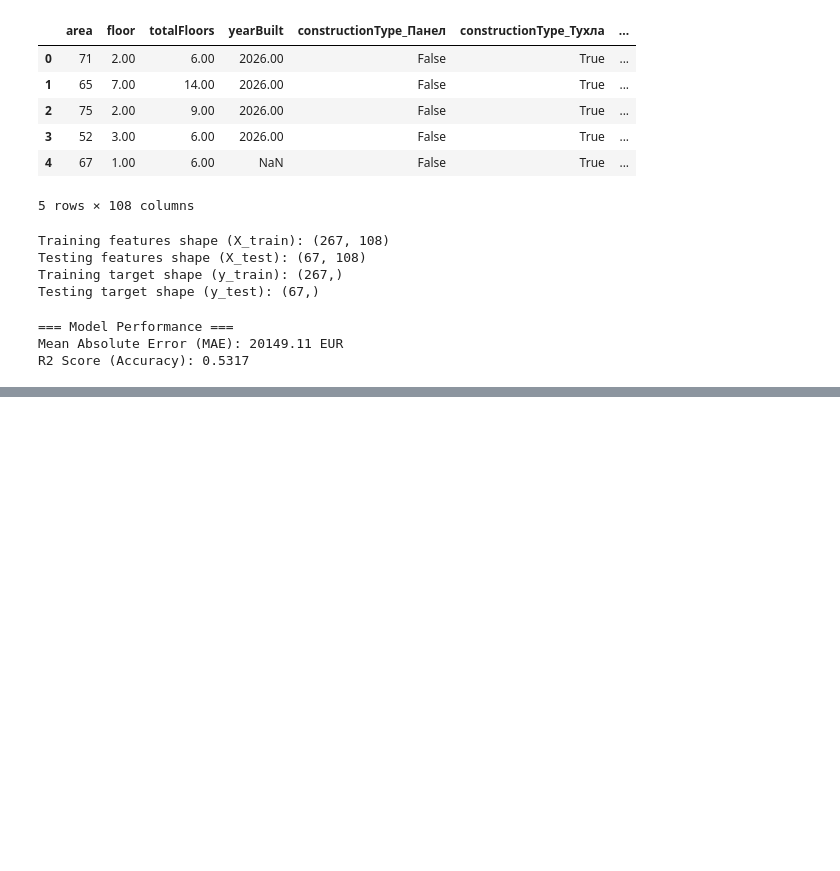
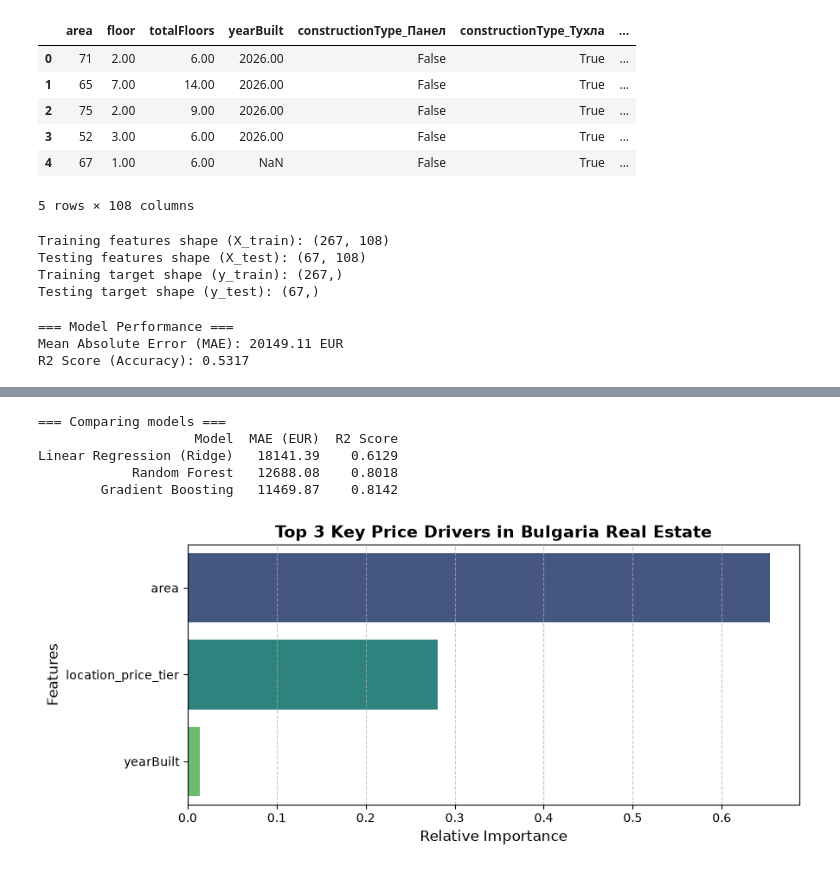
Before and after one commit to Vasil1411/bulgarian-real-estate-analysis, a Jupyter notebook: Property.ipynb, the cells around one changed output, grey strips where cells are left out. Saved outputs shown, nothing was run; the diff lists cells and outputs as text; code cells hidden in the pictures; blank space fills up the shorter version.

Commit message:
Add trained Gradient Boosting model, imputer, requirements.txt, and finalize portfolio project

```diff
--- a/Property.ipynb
+++ b/Property.ipynb
@@ -402,0 +478,40 @@ R2 Score (Accuracy): 0.5317
+# %%
+from sklearn.ensemble import RandomForestRegressor, GradientBoostingRegressor
+from sklearn.linear_model import Ridge
+from sklearn.metrics import mean_absolute_error, r2_score
+import pandas as pd
+
+# Речник с моделите, които ще тестваме
+models = {
+    "Linear Regression (Ridge)": Ridge(alpha=1.0),
+    "Random Forest": RandomForestRegressor(random_state=42),
+    "Gradient Boosting": GradientBoostingRegressor(random_state=42)
+}
+
+model_results = []
+
+for name, model in models.items():
+    # Обучение
+    model.fit(X_train, y_train)
+
+    # Предсказание и оценка
+    y_pred = model.predict(X_test)
+    mae = mean_absolute_error(y_test, y_pred)
+    r2 = r2_score(y_test, y_pred)
+
+    model_results.append({
+        "Model": name,
+        "MAE (EUR)": round(mae, 2),
+        "R2 Score": round(r2, 4)
+    })
+
+# Превръщаме резултатите в красива таблица
+comparison_df = pd.DataFrame(model_results)
+print("=== Comparing models ===")
+print(comparison_df.to_string(index=False))
+# %% [output]
+=== Comparing models ===
+                    Model  MAE (EUR)  R2 Score
+Linear Regression (Ridge)   18141.39    0.6129
+            Random Forest   12688.08    0.8018
+        Gradient Boosting   11469.87    0.8142
@@ -402,0 +530,28 @@ R2 Score (Accuracy): 0.5317
+# %%
+import matplotlib.pyplot as plt
+import seaborn as sns
+import pandas as pd
+
+# Извличаме само топ 3 реални фактора
+feature_importances = pd.Series(gb_model.feature_importances_, index=X_encoded.columns)
+top_3_features = feature_importances.nlargest(3)
+
+# Създаваме чиста графика
+plt.figure(figsize=(9, 4))
+sns.barplot(
+    x=top_3_features.values,
+    y=top_3_features.index,
+    hue=top_3_features.index,
+    palette='viridis',
+    legend=False
+)
+
+plt.title('Top 3 Key Price Drivers in Bulgaria Real Estate', fontsize=14, fontweight='bold')
+plt.xlabel('Relative Importance', fontsize=12)
+plt.ylabel('Features', fontsize=12)
+plt.grid(axis='x', linestyle='--', alpha=0.7)
+
+plt.tight_layout()
+plt.show()
+# %% [output]
+[figure, added]
```
Also changed, not shown: parts of 4 cells of this notebook, 4 other files.
